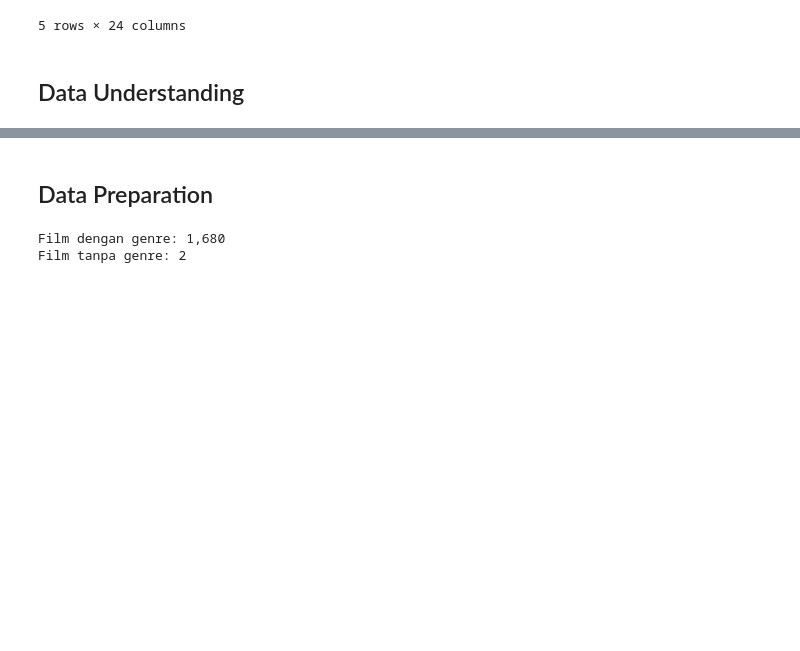
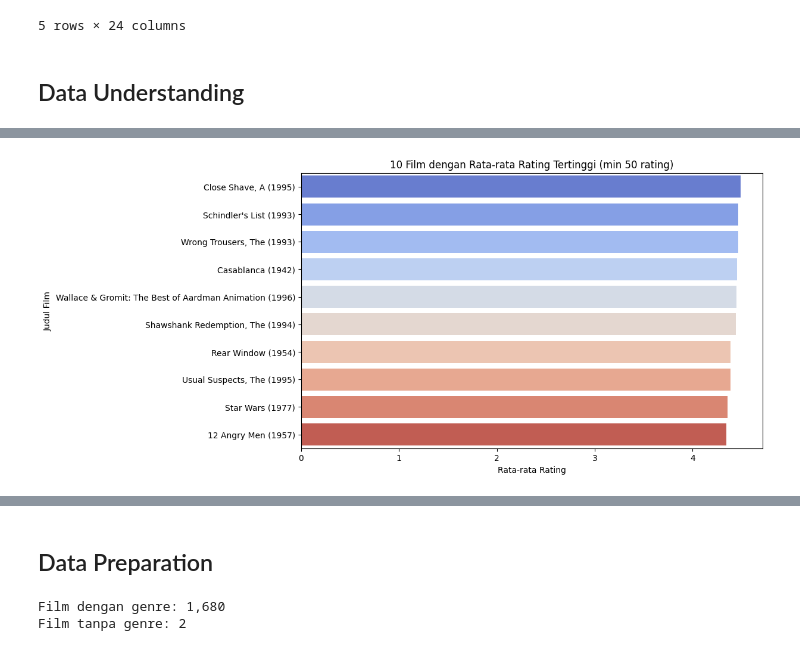
Before and after one commit to rifkyadiii/ml_terapan_2, a Jupyter notebook: recommender_system.ipynb, the cells around one changed output, grey strips where cells are left out. Cells and saved outputs as stored; diff of their text form; code cells hidden in the pictures; blank space fills up the shorter version.

```diff
--- a/recommender_system.ipynb
+++ b/recommender_system.ipynb
@@ -175,0 +89,16 @@ plt.show()
+# %%
+# Rata-rata Rating Tertinggi (Film dengan >=50 rating)
+
+movie_stats = ratings_movies.groupby('title').agg({'rating': ['mean', 'count']})
+movie_stats.columns = ['avg_rating', 'count_rating']
+popular_movies = movie_stats[movie_stats['count_rating'] >= 50].sort_values(by='avg_rating', ascending=False).head(10)
+
+# Visualisasi
+plt.figure(figsize=(10,6))
+sns.barplot(data=popular_movies.reset_index(), x='avg_rating', y='title', palette='coolwarm')
+plt.title('10 Film dengan Rata-rata Rating Tertinggi (min 50 rating)')
+plt.xlabel('Rata-rata Rating')
+plt.ylabel('Judul Film')
+plt.show()
+# %% [output]
+[figure, added]
```
Also changed, not shown: parts of 13 cells of this notebook, 9 other files.
